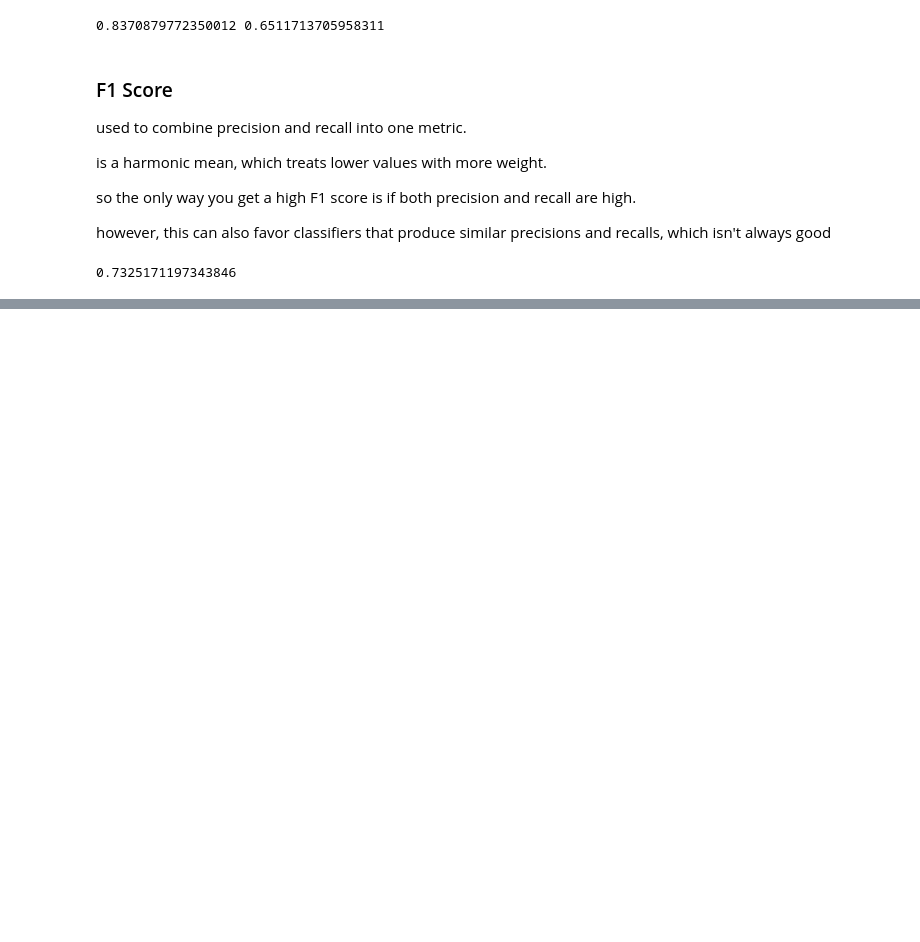
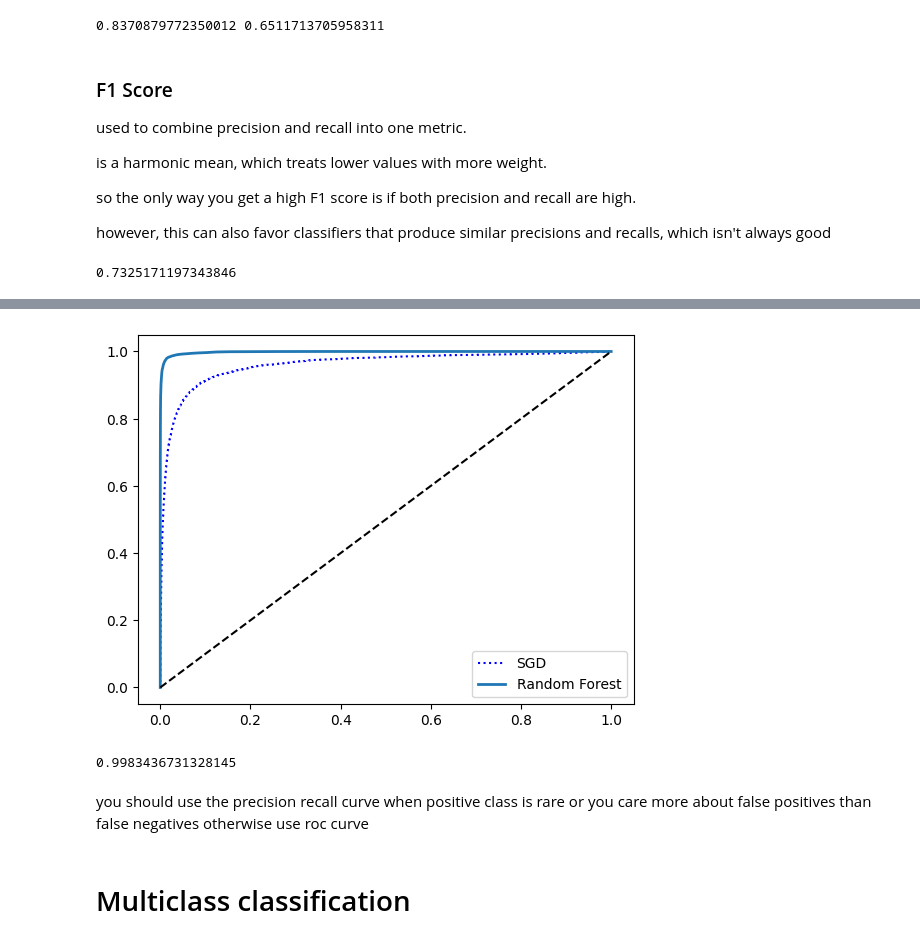
Before and after one commit to michaeldepace/HoML, a Jupyter notebook: c3/mnist_classification.ipynb, the cells around one changed output, grey strips where cells are left out. Cells and saved outputs as stored; diff of their text form; code cells hidden in the pictures; blank space fills up the shorter version.

```diff
--- a/c3/mnist_classification.ipynb
+++ b/c3/mnist_classification.ipynb
@@ -110,0 +161,24 @@ f1_score(y_train_5, y_train_pred)
+# %%
+from sklearn.ensemble import RandomForestClassifier
+
+forest_clf = RandomForestClassifier(random_state=42)
+y_probas_forest = cross_val_predict(forest_clf, X_train, y_train_5, cv=3, method='predict_proba') #same plot but uses probabilities instead of labels
+# %%
+
+y_scores_forest = y_probas_forest[:, 1]   # score = proba of positive class
+fpr_forest, tpr_forest, thresholds_forest = roc_curve(y_train_5,y_scores_forest)
+
+
+plt.plot(fpr, tpr, "b:", label="SGD")
+plot_roc_curve(fpr_forest, tpr_forest, "Random Forest")
+plt.legend(loc="lower right")
+plt.show() #this curve shows the RFC classifier does better than the sgd classifier
+roc_auc_score(y_train_5, y_scores_forest) #99% accuracy
+# %% [output]
+[figure, added]
+0.9983436731328145
+# %% [markdown]
+you should use the precision recall curve when positive class is rare or you care more about false positives than false negatives
+otherwise use roc curve
+# %% [markdown]
+# Multiclass classification
```
Also changed, not shown: parts of 23 cells of this notebook, 2 other files.
